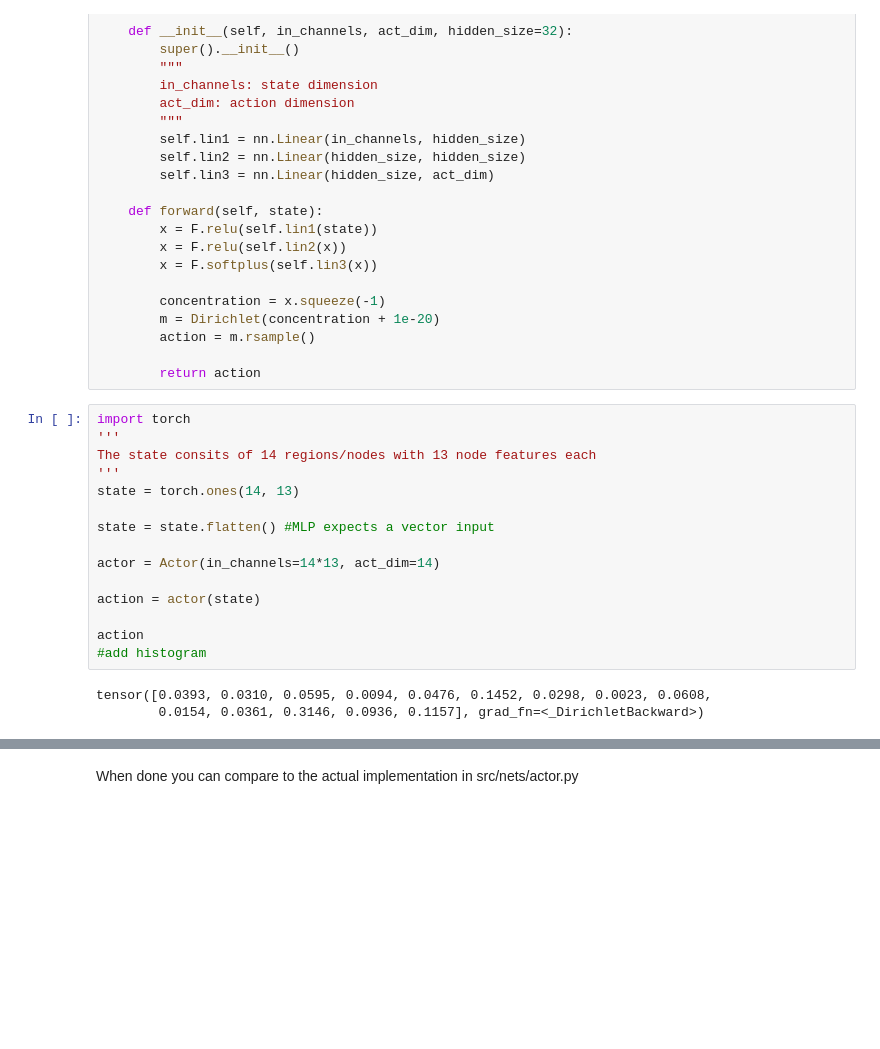
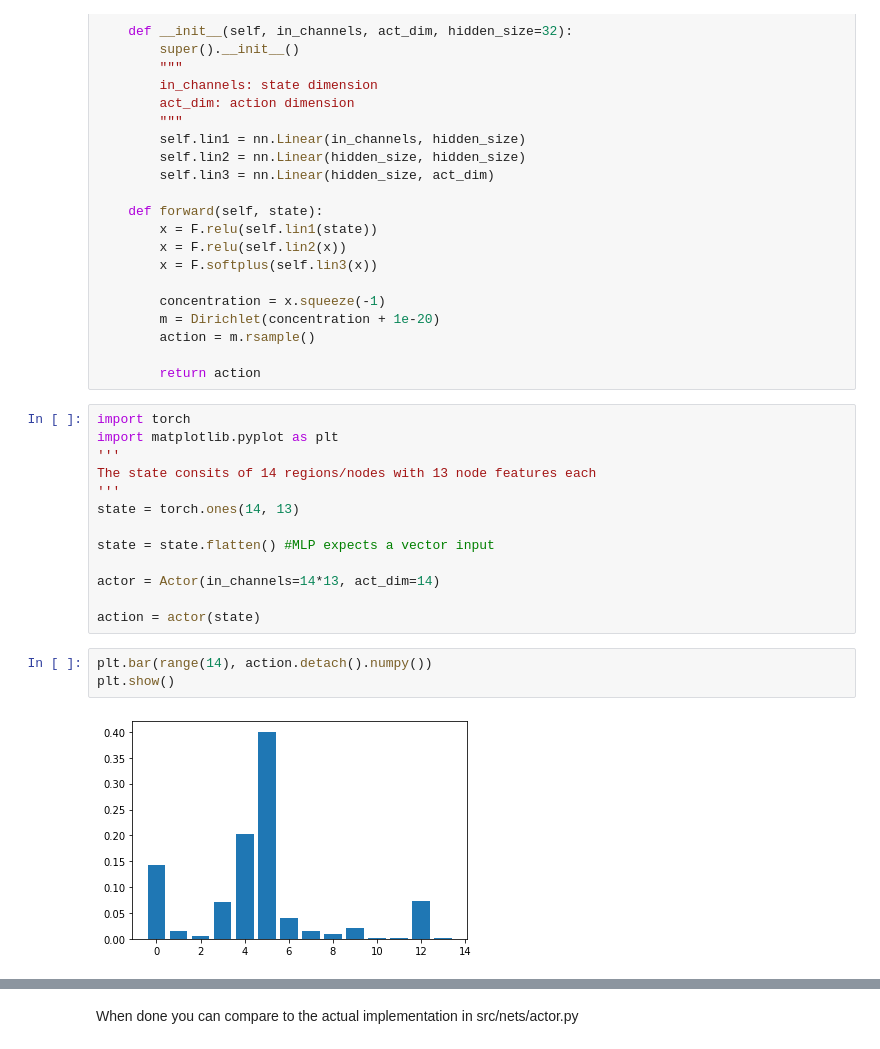
Before and after one commit to gigitresca/amod_complete_repo, a Jupyter notebook: tutorial_caro.ipynb, the cells around one changed output, grey strips where cells are left out. Drawn from its saved outputs; the diff is of its cells as text; blank space fills up the shorter version.

```diff
--- a/tutorial_caro.ipynb
+++ b/tutorial_caro.ipynb
@@ -178,6 +179,7 @@ class Actor(nn.Module):
         return action
 # %%
 import torch
+import matplotlib.pyplot as plt
 '''
 The state consits of 14 regions/nodes with 13 node features each
 '''
@@ -188,12 +190,11 @@ state = state.flatten() #MLP expects a vector input
 actor = Actor(in_channels=14*13, act_dim=14)
 
 action = actor(state)
-
-action
-#add histogram
-# %% [output]
-tensor([0.0393, 0.0310, 0.0595, 0.0094, 0.0476, 0.1452, 0.0298, 0.0023, 0.0608,
-        0.0154, 0.0361, 0.3146, 0.0936, 0.1157], grad_fn=<_DirichletBackward>)
+# %%
+plt.bar(range(14), action.detach().numpy())
+plt.show()
+# %% [output]
+[figure, added]
 # %%
 from torch import nn
 import torch.nn.functional as F
```
Also changed, not shown: parts of 15 cells of this notebook, 3 other files.
